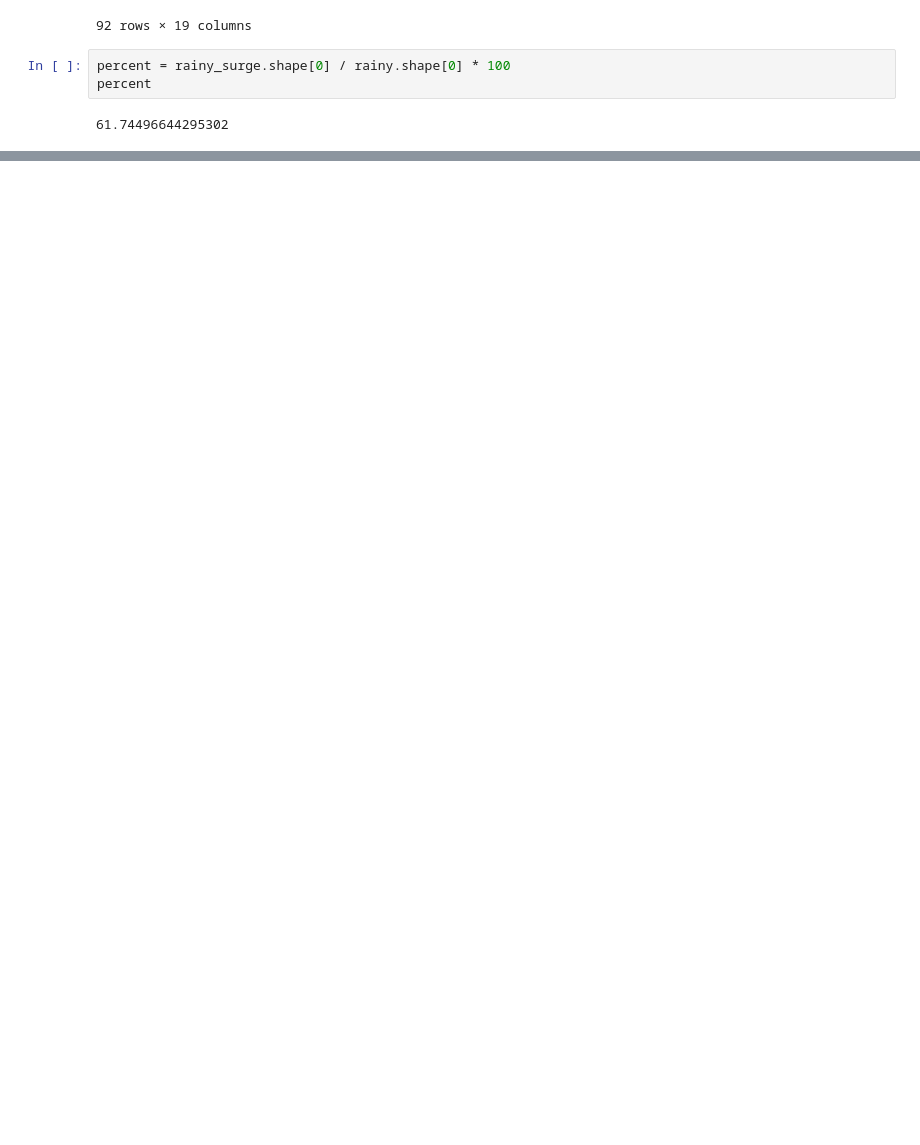
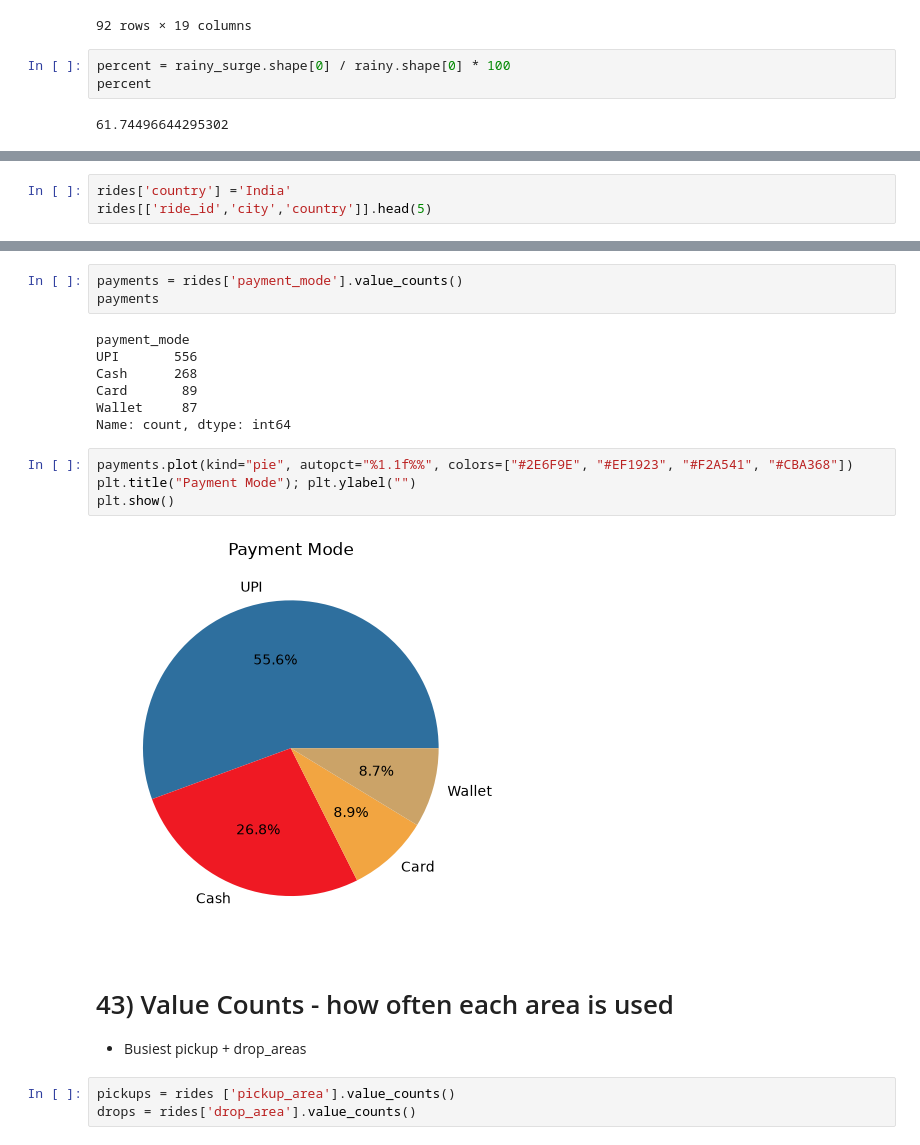
Before and after one commit to singh-amit-45/Data-Science, a Jupyter notebook: Libraries/Pandas/Pandas_DataFrame/DataFrame.ipynb, the cells around one changed output, grey strips where cells are left out. Drawn from its saved outputs; the diff is of its cells as text; blank space fills up the shorter version.

```diff
--- a/Libraries/Pandas/Pandas_DataFrame/DataFrame.ipynb
+++ b/Libraries/Pandas/Pandas_DataFrame/DataFrame.ipynb
@@ -928,0 +1003,3 @@ percent
+# %%
+rides['country'] ='India'
+rides[['ride_id','city','country']].head(5)
@@ -928,0 +1115,22 @@ percent
+# %%
+payments = rides['payment_mode'].value_counts()
+payments
+# %% [output]
+payment_mode
+UPI       556
+Cash      268
+Card       89
+Wallet     87
+Name: count, dtype: int64
+# %%
+payments.plot(kind="pie", autopct="%1.1f%%", colors=["#2E6F9E", "#EF1923", "#F2A541", "#CBA368"])
+plt.title("Payment Mode"); plt.ylabel("")
+plt.show()
+# %% [output]
+[figure, added]
+# %% [markdown]
+# 43) Value Counts - how often each area is used
+- Busiest pickup + drop_areas
+# %%
+pickups = rides ['pickup_area'].value_counts()
+drops = rides['drop_area'].value_counts()
```
Also changed, not shown: parts of 47 cells of this notebook.
